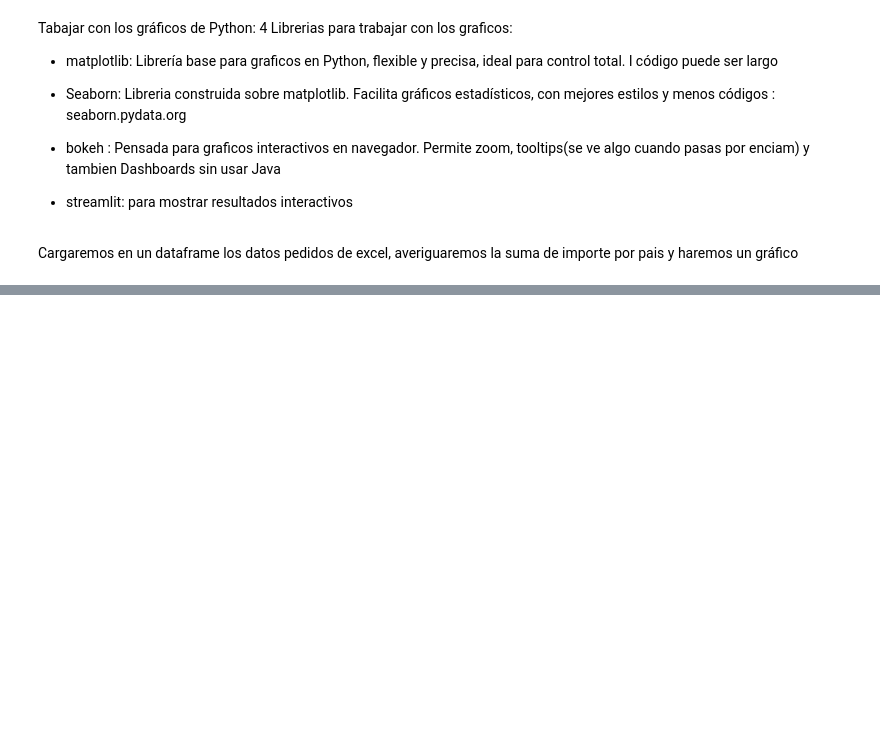
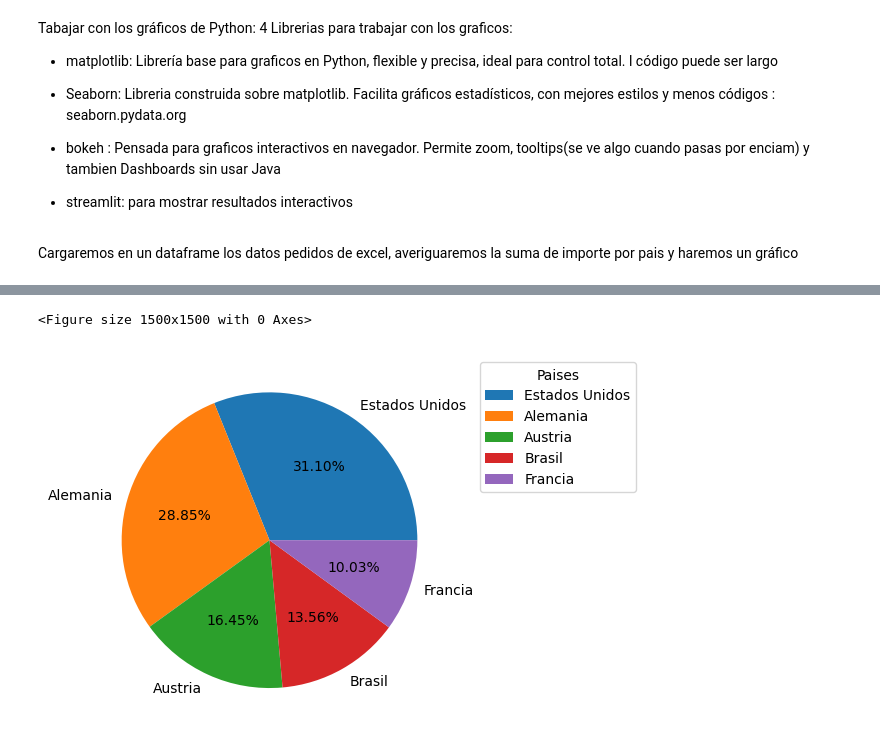
Before and after one commit to rogerloop/2026-04-29_Python3_Ciencia-de-datos-Python-Institute-PCAD-31-Ed2, a Jupyter notebook: 2026-05-11_Python3.ipynb, the cells around one changed output, grey strips where cells are left out. Drawn from its saved outputs; the diff is of its cells as text; code cells hidden in the pictures; blank space fills up the shorter version.

```diff
--- a/2026-05-11_Python3.ipynb
+++ b/2026-05-11_Python3.ipynb
@@ -127,0 +201,27 @@ Cargaremos en un dataframe los datos pedidos de excel, averiguaremos la suma de
+# %%
+# Aprovechando el Top 5 vamos a ver un gráfico circular con kind='pie'
+
+
+# 0. llamar a la libreria y a la clase
+
+import matplotlib.pyplot as plt
+
+# 1. Para crear un grafico debo reservar espacio en el kernel con figure
+
+plt.figure(figsize=(15,15))
+
+# 2. Crear el gráfico de pastel tipo break , kind = 'pie'
+
+pedidos_agrupados_top5.plot(kind='pie', y='sum', labels=pedidos_agrupados_top5['Pais'], autopct='%1.2f%%')
+
+# 3. Anclar leyenda a la parte derecha
+
+plt.legend(title="Paises", bbox_to_anchor=(1.05,1))
+
+
+
+# 3. Llamada al grafico.  plt.show()
+plt.show()
+# %% [output]
+<Figure size 1500x1500 with 0 Axes>
+[figure, added]
```
Also changed, not shown: parts of 3 cells of this notebook.
